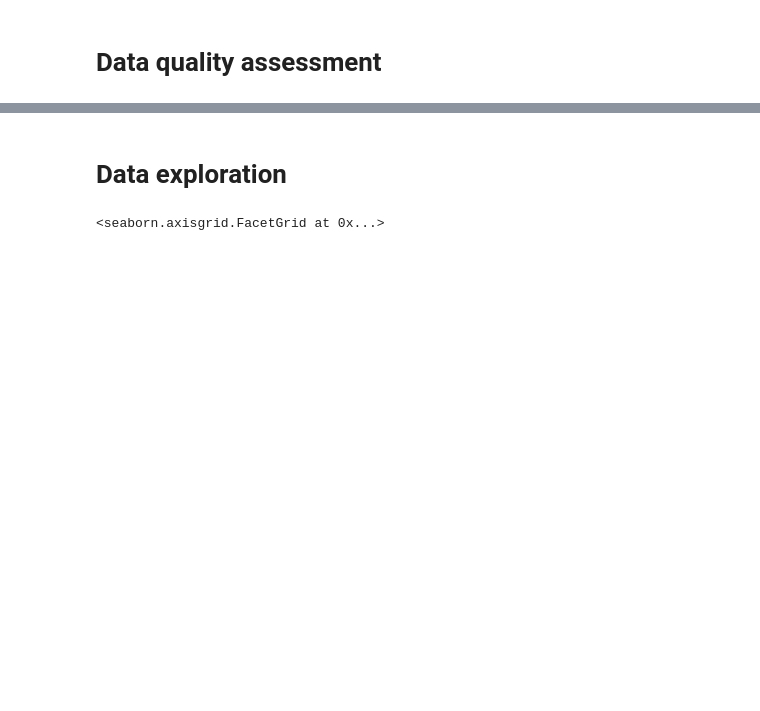
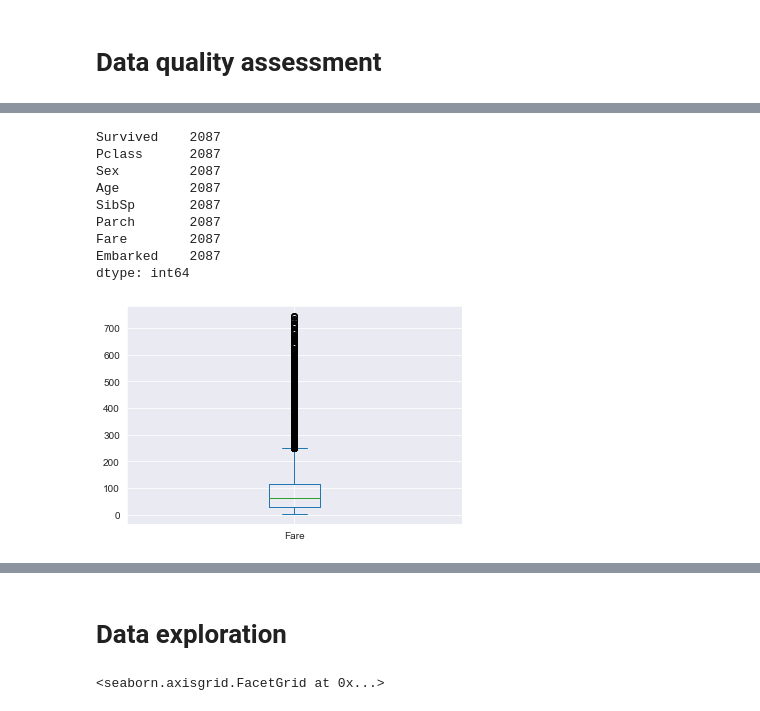
Before and after one commit to TatyanaMardvilko/EDA, a Jupyter notebook: eda.ipynb, the cells around one changed output, grey strips where cells are left out. Saved outputs shown, nothing was run; the diff lists cells and outputs as text; code cells hidden in the pictures; blank space fills up the shorter version.

```diff
--- a/eda.ipynb
+++ b/eda.ipynb
@@ -82,0 +86,17 @@ train_full = impute_data(train)
+# %%
+# первый класс
+train_gr_class1 = train_full[train_full['Pclass'] == 1]
+bp1 = train_gr_class1.Fare.plot.box(return_type='both')
+outliers = [flier.get_ydata() for flier in bp1[1]['fliers']][0]
+train_gr_class1[train_gr_class1.Fare.isin(outliers)].count()
+# %% [output]
+Survived    2087
+Pclass      2087
+Sex         2087
+Age         2087
+SibSp       2087
+Parch       2087
+Fare        2087
+Embarked    2087
+dtype: int64
+[figure, added]
```
Also changed, not shown: parts of 13 cells of this notebook.
